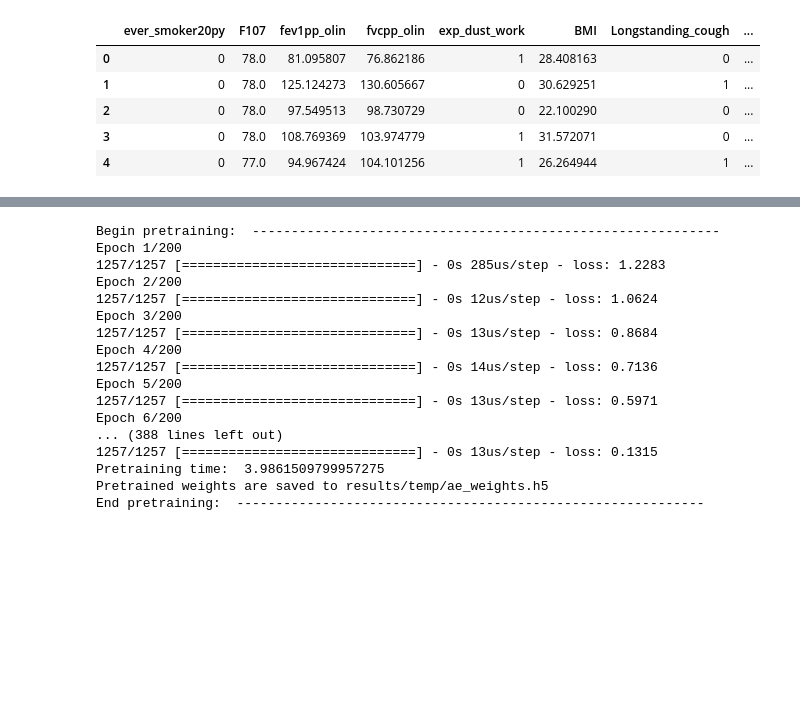
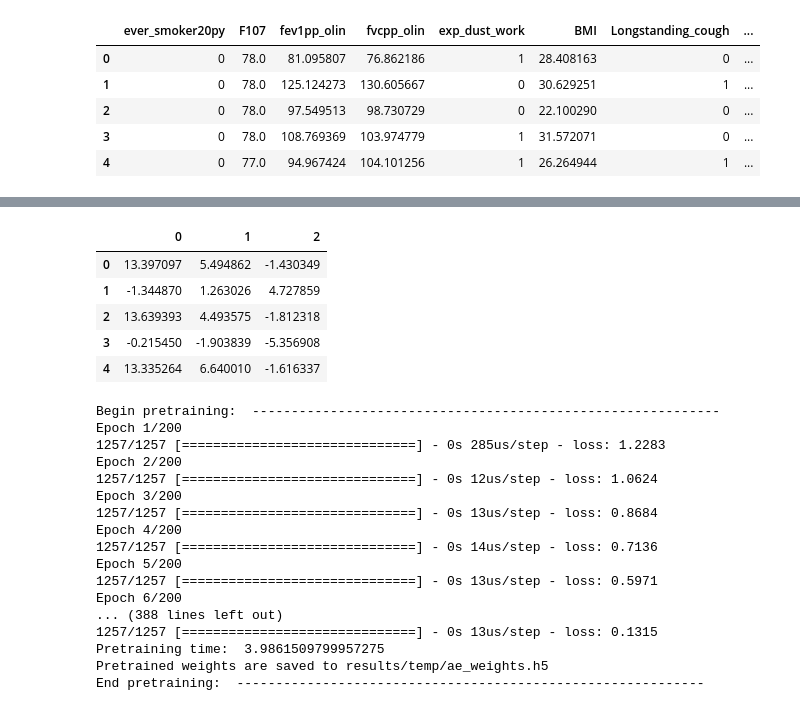
Before and after one commit to ranibasna/AirwayClusteringProject, a Jupyter notebook: Notebook_Analysis/DeepLearningClustering_Airway.ipynb, the cells around one changed output, grey strips where cells are left out. Saved outputs shown, nothing was run; the diff lists cells and outputs as text; code cells hidden in the pictures; blank space fills up the shorter version.

```diff
--- a/Notebook_Analysis/DeepLearningClustering_Airway.ipynb
+++ b/Notebook_Analysis/DeepLearningClustering_Airway.ipynb
@@ -131,0 +161,9 @@ np.unique(y_pred, return_counts=True)
+# %%
+umap_auto_embedding_df.head()
+# %% [output]
+|  | 0 | 1 | 2 |
+| 0 | 13.397097 | 5.494862 | -1.430349 |
+| 1 | -1.344870 | 1.263026 | 4.727859 |
+| 2 | 13.639393 | 4.493575 | -1.812318 |
+| 3 | -0.215450 | -1.903839 | -5.356908 |
+| 4 | 13.335264 | 6.640010 | -1.616337 |
```
Also changed, not shown: parts of 8 cells of this notebook, 23 other files.
